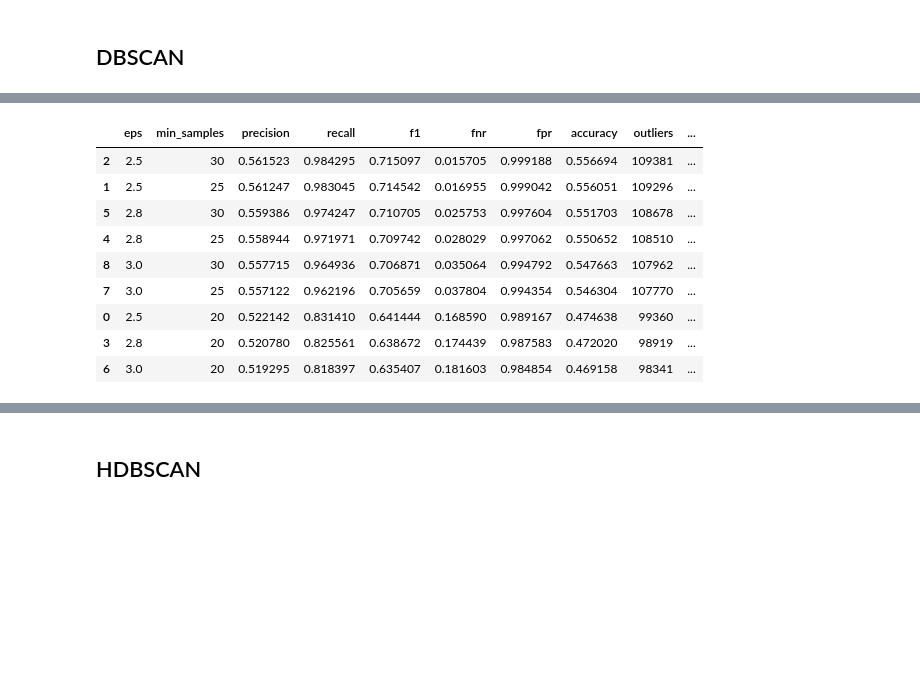
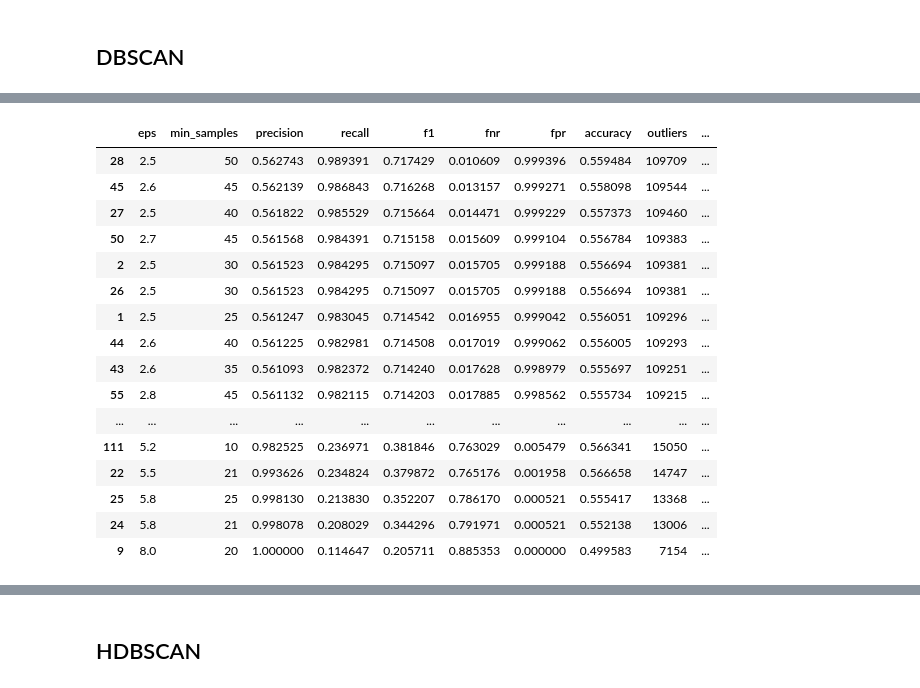
Before and after one commit to flod1n/R7022E-AI-in-processindustry-and-automation, a Jupyter notebook: Lab2_unsupervised/task2.ipynb, the cells around one changed output, grey strips where cells are left out. Cells and saved outputs as stored; diff of their text form; code cells hidden in the pictures; blank space fills up the shorter version.

```diff
--- a/Lab2_unsupervised/task2.ipynb
+++ b/Lab2_unsupervised/task2.ipynb
@@ -228,21 +252,24 @@ for eps in eps_values:
 # %%
 results_df = pd.read_json('DBscan_results.jsonl',lines=True)
-top5 = results_df.sort_values(
-    by=["f1", "recall", "precision"],
-    ascending=False
-).head(10)
-
-top5.iloc[:,:10]
+pd.set_option('display.max_rows', None)
+results_df.iloc[:,:10].sort_values(by=["f1"], ascending=False)
 # %% [output]
 |  | eps | min_samples | precision | recall | f1 | fnr | fpr | accuracy | outliers | ... |
+| 28 | 2.5 | 50 | 0.562743 | 0.989391 | 0.717429 | 0.010609 | 0.999396 | 0.559484 | 109709 | ... |
+| 45 | 2.6 | 45 | 0.562139 | 0.986843 | 0.716268 | 0.013157 | 0.999271 | 0.558098 | 109544 | ... |
+| 27 | 2.5 | 40 | 0.561822 | 0.985529 | 0.715664 | 0.014471 | 0.999229 | 0.557373 | 109460 | ... |
+| 50 | 2.7 | 45 | 0.561568 | 0.984391 | 0.715158 | 0.015609 | 0.999104 | 0.556784 | 109383 | ... |
 | 2 | 2.5 | 30 | 0.561523 | 0.984295 | 0.715097 | 0.015705 | 0.999188 | 0.556694 | 109381 | ... |
+| 26 | 2.5 | 30 | 0.561523 | 0.984295 | 0.715097 | 0.015705 | 0.999188 | 0.556694 | 109381 | ... |
 | 1 | 2.5 | 25 | 0.561247 | 0.983045 | 0.714542 | 0.016955 | 0.999042 | 0.556051 | 109296 | ... |
-| 5 | 2.8 | 30 | 0.559386 | 0.974247 | 0.710705 | 0.025753 | 0.997604 | 0.551703 | 108678 | ... |
-| 4 | 2.8 | 25 | 0.558944 | 0.971971 | 0.709742 | 0.028029 | 0.997062 | 0.550652 | 108510 | ... |
-| 8 | 3.0 | 30 | 0.557715 | 0.964936 | 0.706871 | 0.035064 | 0.994792 | 0.547663 | 107962 | ... |
-| 7 | 3.0 | 25 | 0.557122 | 0.962196 | 0.705659 | 0.037804 | 0.994354 | 0.546304 | 107770 | ... |
-| 0 | 2.5 | 20 | 0.522142 | 0.831410 | 0.641444 | 0.168590 | 0.989167 | 0.474638 | 99360 | ... |
-| 3 | 2.8 | 20 | 0.520780 | 0.825561 | 0.638672 | 0.174439 | 0.987583 | 0.472020 | 98919 | ... |
-| 6 | 3.0 | 20 | 0.519295 | 0.818397 | 0.635407 | 0.181603 | 0.984854 | 0.469158 | 98341 | ... |
+| 44 | 2.6 | 40 | 0.561225 | 0.982981 | 0.714508 | 0.017019 | 0.999062 | 0.556005 | 109293 | ... |
+| 43 | 2.6 | 35 | 0.561093 | 0.982372 | 0.714240 | 0.017628 | 0.998979 | 0.555697 | 109251 | ... |
+| 55 | 2.8 | 45 | 0.561132 | 0.982115 | 0.714203 | 0.017885 | 0.998562 | 0.555734 | 109215 | ... |
+| ... | ... | ... | ... | ... | ... | ... | ... | ... | ... | ... |
+| 111 | 5.2 | 10 | 0.982525 | 0.236971 | 0.381846 | 0.763029 | 0.005479 | 0.566341 | 15050 | ... |
+| 22 | 5.5 | 21 | 0.993626 | 0.234824 | 0.379872 | 0.765176 | 0.001958 | 0.566658 | 14747 | ... |
+| 25 | 5.8 | 25 | 0.998130 | 0.213830 | 0.352207 | 0.786170 | 0.000521 | 0.555417 | 13368 | ... |
+| 24 | 5.8 | 21 | 0.998078 | 0.208029 | 0.344296 | 0.791971 | 0.000521 | 0.552138 | 13006 | ... |
+| 9 | 8.0 | 20 | 1.000000 | 0.114647 | 0.205711 | 0.885353 | 0.000000 | 0.499583 | 7154 | ... |
 # %%
 from sklearn.metrics import classification_report, confusion_matrix
```
Also changed, not shown: parts of 8 cells of this notebook.
